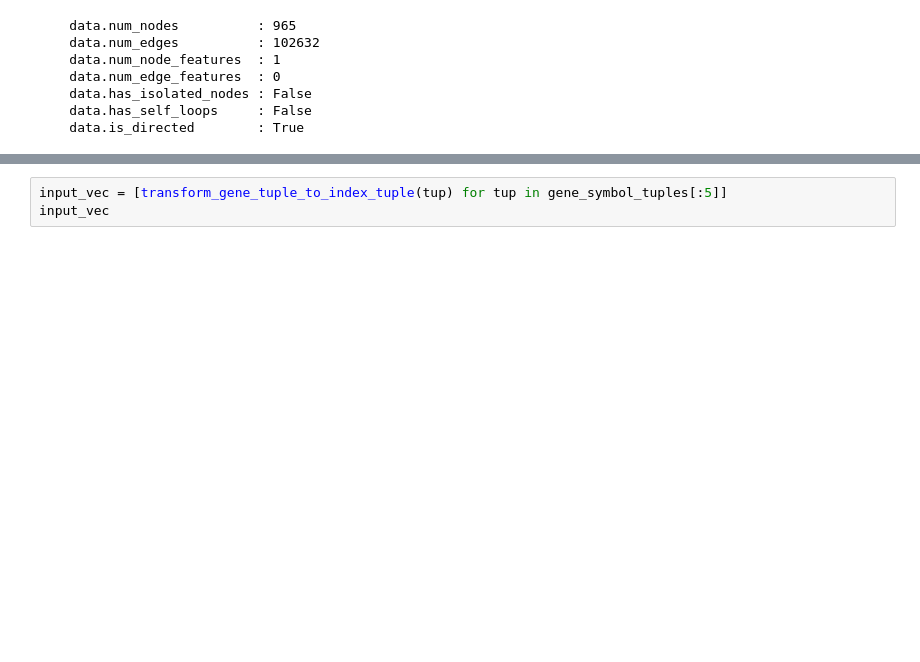
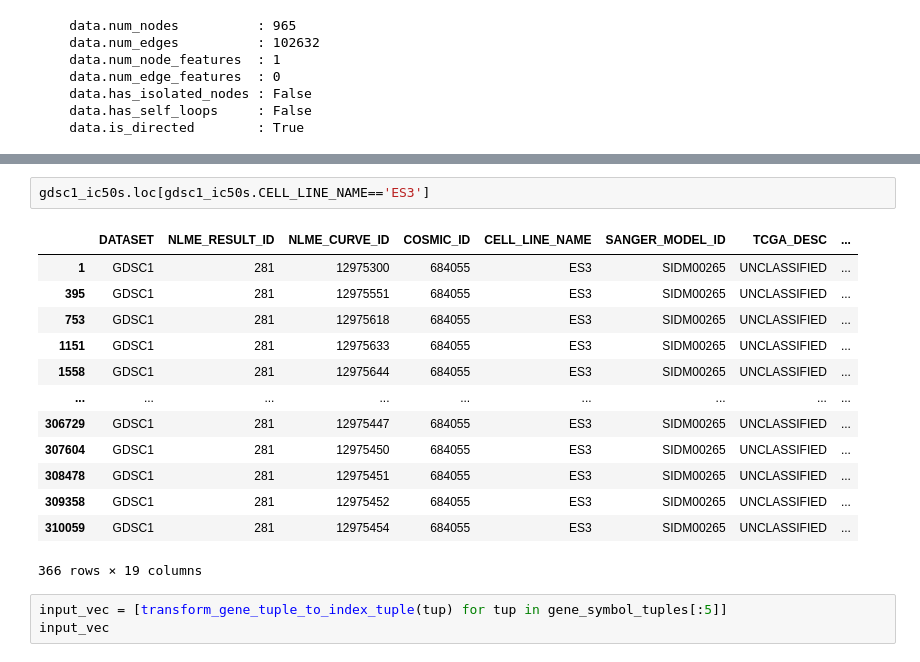
Before and after one commit to PeeteKeesel/gnn-for-drug-response-prediction, a Jupyter notebook: 07_Linking.ipynb, the cells around one changed output, grey strips where cells are left out. Drawn from its saved outputs; the diff is of its cells as text; blank space fills up the shorter version.

```diff
--- a/07_Linking.ipynb
+++ b/07_Linking.ipynb
@@ -536,3 +617,19 @@ print(f"""
+# %%
+gdsc1_ic50s.loc[gdsc1_ic50s.CELL_LINE_NAME=='ES3']
+# %% [output]
+|  | DATASET | NLME_RESULT_ID | NLME_CURVE_ID | COSMIC_ID | CELL_LINE_NAME | SANGER_MODEL_ID | TCGA_DESC | ... |
+| 1 | GDSC1 | 281 | 12975300 | 684055 | ES3 | SIDM00265 | UNCLASSIFIED | ... |
+| 395 | GDSC1 | 281 | 12975551 | 684055 | ES3 | SIDM00265 | UNCLASSIFIED | ... |
+| 753 | GDSC1 | 281 | 12975618 | 684055 | ES3 | SIDM00265 | UNCLASSIFIED | ... |
+| 1151 | GDSC1 | 281 | 12975633 | 684055 | ES3 | SIDM00265 | UNCLASSIFIED | ... |
+| 1558 | GDSC1 | 281 | 12975644 | 684055 | ES3 | SIDM00265 | UNCLASSIFIED | ... |
+| ... | ... | ... | ... | ... | ... | ... | ... | ... |
+| 306729 | GDSC1 | 281 | 12975447 | 684055 | ES3 | SIDM00265 | UNCLASSIFIED | ... |
+| 307604 | GDSC1 | 281 | 12975450 | 684055 | ES3 | SIDM00265 | UNCLASSIFIED | ... |
+| 308478 | GDSC1 | 281 | 12975451 | 684055 | ES3 | SIDM00265 | UNCLASSIFIED | ... |
+| 309358 | GDSC1 | 281 | 12975452 | 684055 | ES3 | SIDM00265 | UNCLASSIFIED | ... |
+| 310059 | GDSC1 | 281 | 12975454 | 684055 | ES3 | SIDM00265 | UNCLASSIFIED | ... |
+366 rows × 19 columns
 # %%
 input_vec = [transform_gene_tuple_to_index_tuple(tup) for tup in gene_symbol_tuples[:5]]
 input_vec
```
Also changed, not shown: parts of 8 cells of this notebook, 54 other files.
